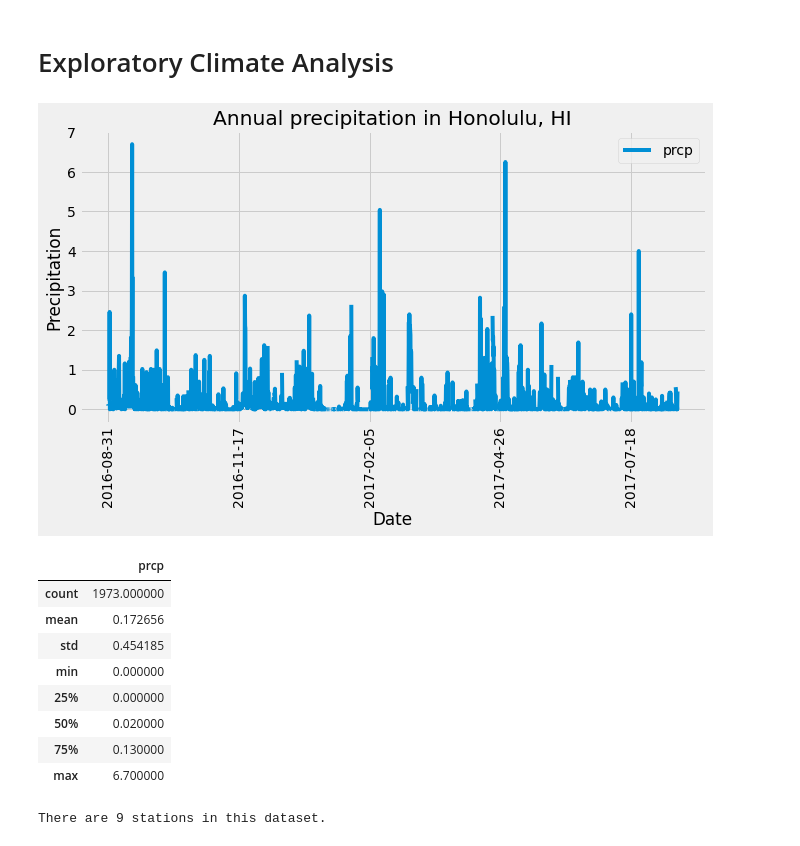
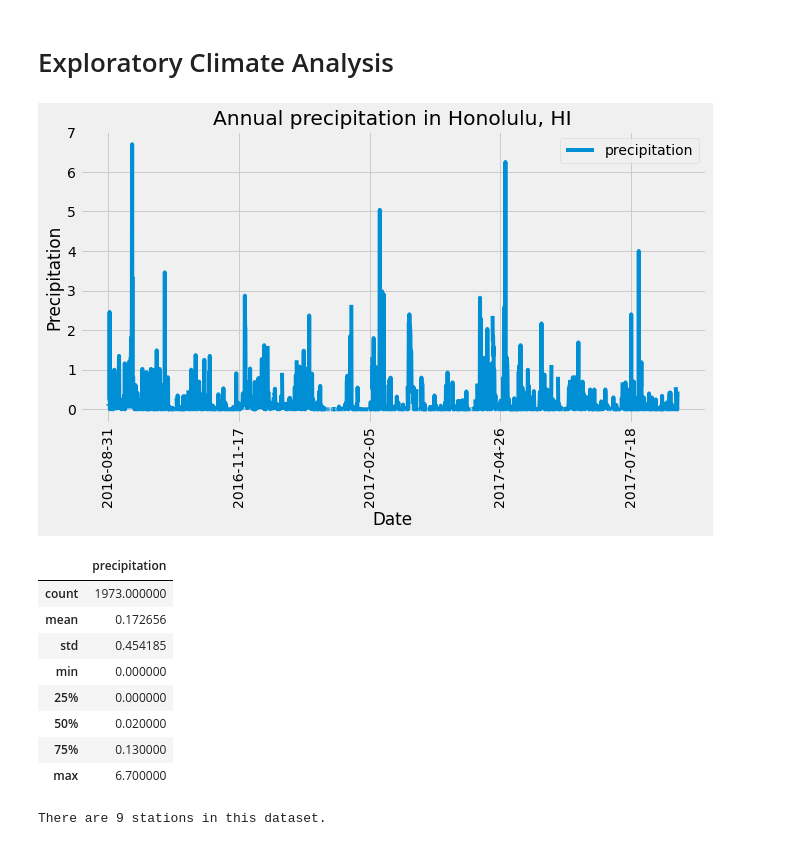
Before and after one commit to dany-roman/climate-analysis, a Jupyter notebook: climate_analysis.ipynb, the cells around one changed output. Saved outputs shown, nothing was run; the diff lists cells and outputs as text; code cells hidden in the pictures.

```diff
--- a/climate_analysis.ipynb
+++ b/climate_analysis.ipynb
@@ -79,40 +79,40 @@ dir(station)
 # %%
 # Design a query to retrieve the last 12 months of precipitation data and plot the results
 # Calculate the date 1 year ago from the last data point in the database
 session.query(measurement.date).order_by(measurement.date.desc()).first()
 last_date = dt.date(2017, 8, 31)
 one_year_ago = last_date - dt.timedelta(days=365)
 one_year_ago
 
 # Perform a query to retrieve the data and precipitation scores
 q_prec = session.query(measurement.date, measurement.prcp).\
     filter(measurement.date <= last_date).\
     filter(measurement.date >= one_year_ago).\
     order_by(measurement.date.asc()).all()
 
 # Save the query results as a Pandas DataFrame and set the index to the date column
-df_prec = pd.DataFrame(q_prec)
+df_prec = pd.DataFrame(q_prec, columns=['date','precipitation'])
 df_prec = df_prec.set_index('date')
 
 # Sort the dataframe by date
 df_prec = df_prec.sort_values('date',ascending=True)
 df_prec
 
 # Use Pandas Plotting with Matplotlib to plot the data
 df_prec.plot(figsize=(10,5))
 
 plt.xticks(rotation = 90)
 plt.title('Annual precipitation in Honolulu, HI')
 plt.xlabel('Date')
 plt.ylabel('Precipitation')
 plt.show()
 # %% [output]
-[figure, old version]
+[figure, new version]
 # %%
 # Use Pandas to calculate the summary statistics for the precipitation data
 df_prec.describe()
 # %% [output]
-|  | prcp |
+|  | precipitation |
 | count | 1973.000000 |
 | mean | 0.172656 |
 | std | 0.454185 |
```
Also changed, not shown: parts of 2 cells of this notebook, 1 other file.
